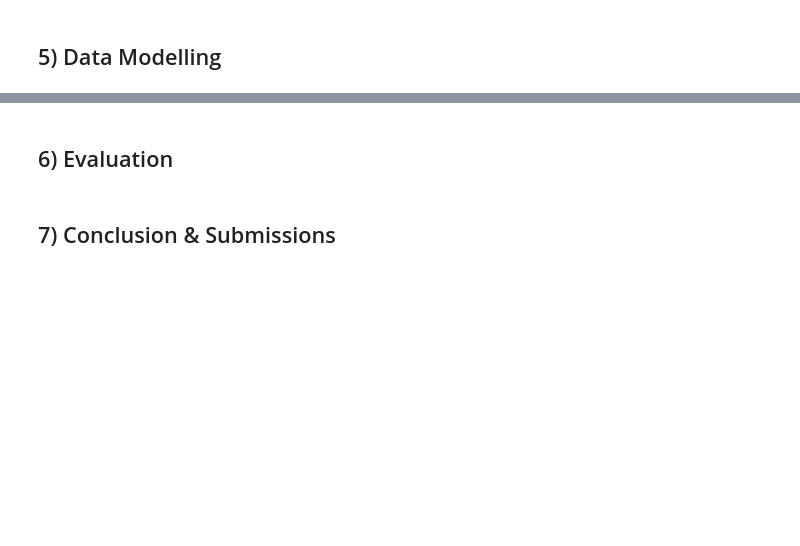
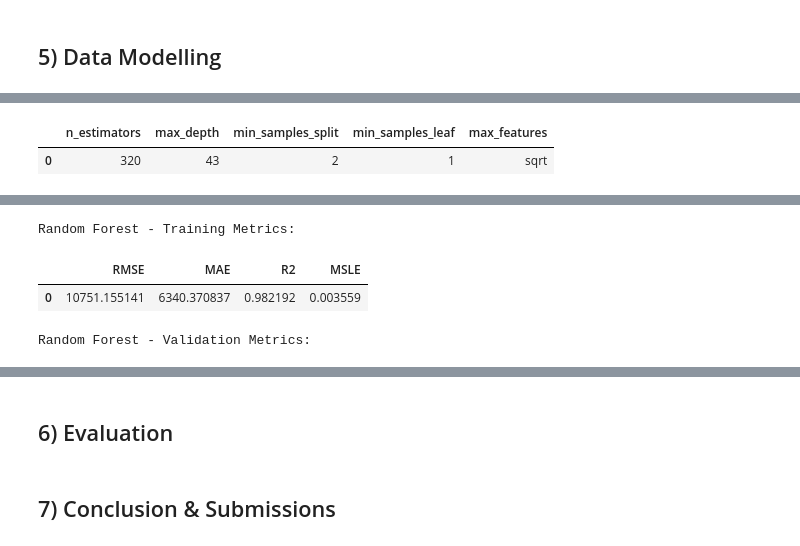
Before and after one commit to eugene-maina72/house_prices_advanced_regression, a Jupyter notebook: notebook.ipynb, the cells around one changed output, grey strips where cells are left out. Drawn from its saved outputs; the diff is of its cells as text; code cells hidden in the pictures; blank space fills up the shorter version.

```diff
--- a/notebook.ipynb
+++ b/notebook.ipynb
@@ -471,0 +835,7 @@ plt.show()
+# %%
+# Define numerical and categorical columns after feature engineering
+num_cols_fe = fe_df.select_dtypes(include=[np.number]).columns.tolist()
+cat_cols_fe = fe_df.select_dtypes(include=['object']).columns.tolist()
+
+print(f"Numerical features after FE: {len(num_cols_fe)}")
+print(f"Categorical features after FE: {len(cat_cols_fe)}")
@@ -471,0 +874,11 @@ plt.show()
+# %%
+# Selecting top features for modelling
+from sklearn.feature_selection import SelectKBest, f_regression
+selector = SelectKBest(score_func=f_regression, k=100)
+X_train_selected = selector.fit_transform(X_train_processed, y_train)
+X_val_selected = selector.transform(X_val_processed)
+X_test_selected = selector.transform(X_test_processed)
+
+print(f"Selected train shape: {X_train_selected.shape}")
+print(f"Selected val shape: {X_val_selected.shape}")
+print(f"Selected test shape: {X_test_selected.shape}")
@@ -473,0 +988,56 @@ plt.show()
+# %%
+# 5.2 Random Forest Regressor with Optuna Hyperparameter Tuning
+
+def objective(trial):
+    """Objective function for Optuna hyperparameter tuning."""
+    params = {
+        'n_estimators': trial.suggest_int('n_estimators', 100, 500),
+        'max_depth': trial.suggest_int('max_depth', 10, 50),
+        'min_samples_split': trial.suggest_int('min_samples_split', 2, 20),
+        'min_samples_leaf': trial.suggest_int('min_samples_leaf', 1, 10),
+        'max_features': trial.suggest_categorical('max_features', ['sqrt', 'log2']),
+        'random_state': 42,
+        'n_jobs': -1
+    }
+
+    rf_model = RandomForestRegressor(**params)
+    rf_model.fit(X_train_selected, y_train)
+
+    y_val_pred = rf_model.predict(X_val_selected)
+    val_rmse = root_mean_squared_error(y_val, y_val_pred)
+
+    return val_rmse
+
+# Create study and optimize
+study = ot.create_study(direction='minimize')
+study.optimize(objective, n_trials=20, show_progress_bar=True)
+
+# Get best parameters
+best_params = study.best_params
+print("Best hyperparameters:")
+display(pd.DataFrame(best_params, index=[0]))
+
+# Train final Random Forest model with best parameters
+rf_model = RandomForestRegressor(**best_params, random_state=42, n_jobs=-1)
+rf_model.fit(X_train_selected, y_train)
+
+# Make predictions
+y_train_pred_rf = rf_model.predict(X_train_selected)
+y_val_pred_rf = rf_model.predict(X_val_selected)
+
+# Evaluate
+train_metrics_rf = evaluate_model(y_train, y_train_pred_rf)
+val_metrics_rf = evaluate_model(y_val, y_val_pred_rf)
+
+# Log to MLflow
+with mlf.start_run(run_name="RandomForest_Tuned"):
+    mlf.log_params({"model": "RandomForestRegressor", **best_params})
+    mlf.log_metrics({f"train_{k}": v for k, v in train_metrics_rf.items()})
+    mlf.log_metrics({f"val_{k}": v for k, v in val_metrics_rf.items()})
+    mlf.sklearn.log_model(rf_model, "model")
+
+print("\nRandom Forest - Training Metrics:")
+display(pd.DataFrame(train_metrics_rf, index=[0]))
+print("\nRandom Forest - Validation Metrics:")
+display(pd.DataFrame(val_metrics_rf, index=[0]))
+# %% [output]
@@ -473,0 +1062,2 @@ plt.show()
+|  | n_estimators | max_depth | min_samples_split | min_samples_leaf | max_features |
+| 0 | 320 | 43 | 2 | 1 | sqrt |
@@ -473,0 +1066,4 @@ plt.show()
+Random Forest - Training Metrics:
+|  | RMSE | MAE | R2 | MSLE |
+| 0 | 10751.155141 | 6340.370837 | 0.982192 | 0.003559 |
+Random Forest - Validation Metrics:
```
Also changed, not shown: parts of 51 cells of this notebook, 15 other files.
